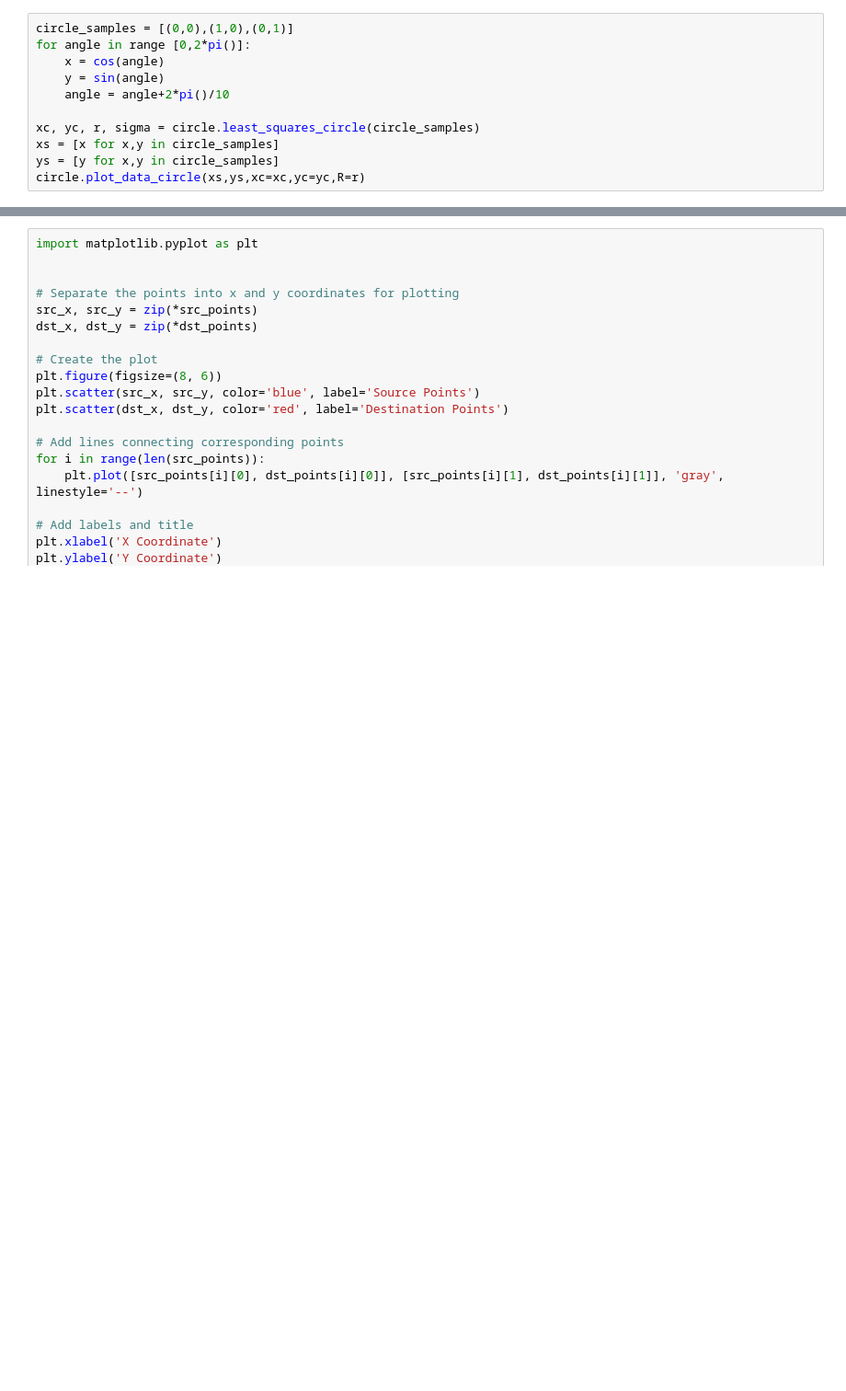
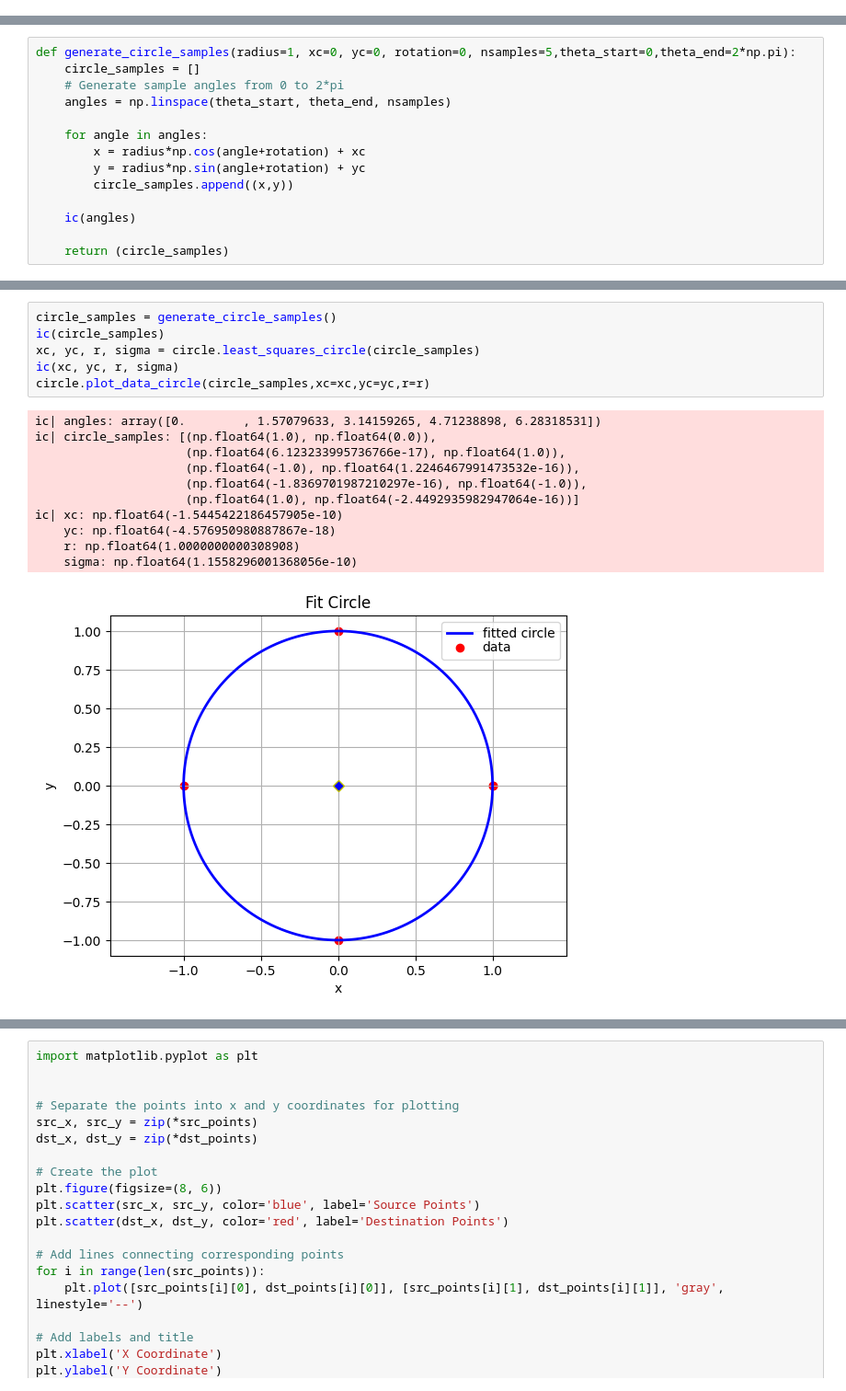
Before and after one commit to Team488/VR_NetworkTables2024, a Jupyter notebook: Coordinate Transformations.ipynb, the cells around one changed output, grey strips where cells are left out. Shown: that part at 92% size. Drawn from its saved outputs; the diff is of its cells as text; blank space fills up the shorter version.

```diff
--- a/Coordinate Transformations.ipynb
+++ b/Coordinate Transformations.ipynb
@@ -21,11 +22,0 @@ circle.plot_data_circle(xs,ys,xc=xc,yc=yc,R=r)
-# %%
-circle_samples = [(0,0),(1,0),(0,1)]
-for angle in range [0,2*pi()]:
-    x = cos(angle)
-    y = sin(angle)
-    angle = angle+2*pi()/10
-
-xc, yc, r, sigma = circle.least_squares_circle(circle_samples)
-xs = [x for x,y in circle_samples]
-ys = [y for x,y in circle_samples]
-circle.plot_data_circle(xs,ys,xc=xc,yc=yc,R=r)
@@ -33,0 +23,14 @@ NameError: name 'pi' is not defined
+# %%
+def generate_circle_samples(radius=1, xc=0, yc=0, rotation=0, nsamples=5,theta_start=0,theta_end=2*np.pi):
+    circle_samples = []
+    # Generate sample angles from 0 to 2*pi
+    angles = np.linspace(theta_start, theta_end, nsamples)
+
+    for angle in angles:
+        x = radius*np.cos(angle+rotation) + xc
+        y = radius*np.sin(angle+rotation) + yc
+        circle_samples.append((x,y))
+
+    ic(angles)
+
+    return (circle_samples)
@@ -33,0 +51,18 @@ NameError: name 'pi' is not defined
+# %%
+circle_samples = generate_circle_samples()
+ic(circle_samples)
+xc, yc, r, sigma = circle.least_squares_circle(circle_samples)
+ic(xc, yc, r, sigma)
+circle.plot_data_circle(circle_samples,xc=xc,yc=yc,r=r)
+# %% [output]
+ic| angles: array([0.        , 1.57079633, 3.14159265, 4.71238898, 6.28318531])
+ic| circle_samples: [(np.float64(1.0), np.float64(0.0)),
+                     (np.float64(6.123233995736766e-17), np.float64(1.0)),
+                     (np.float64(-1.0), np.float64(1.2246467991473532e-16)),
+                     (np.float64(-1.8369701987210297e-16), np.float64(-1.0)),
+                     (np.float64(1.0), np.float64(-2.4492935982947064e-16))]
+ic| xc: np.float64(-1.5445422186457905e-10)
+    yc: np.float64(-4.576950980887867e-18)
+    r: np.float64(1.0000000000308908)
+    sigma: np.float64(1.1558296001368056e-10)
+[figure, added]
```
Also changed, not shown: parts of 12 cells of this notebook.
